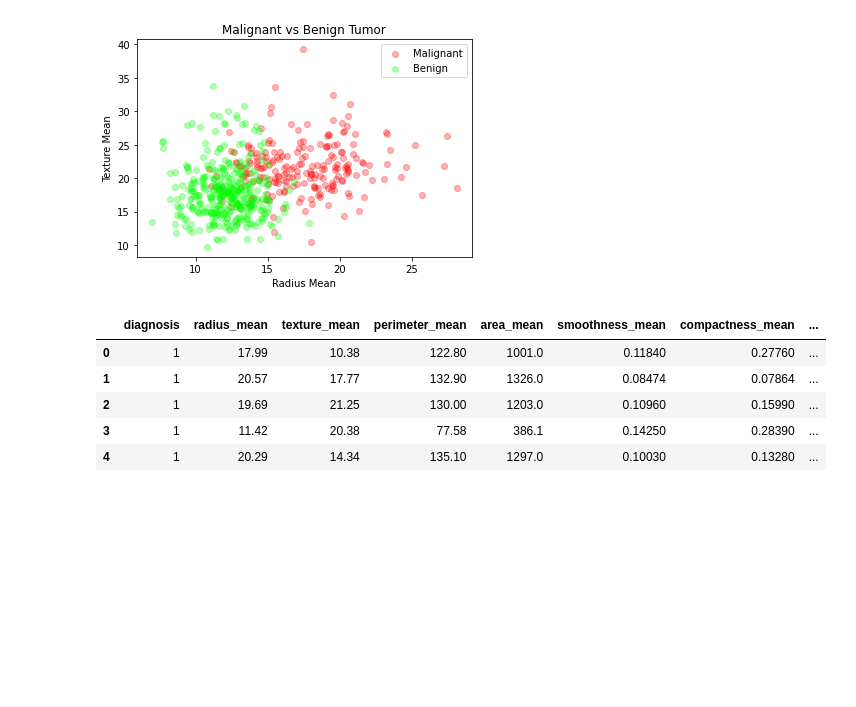
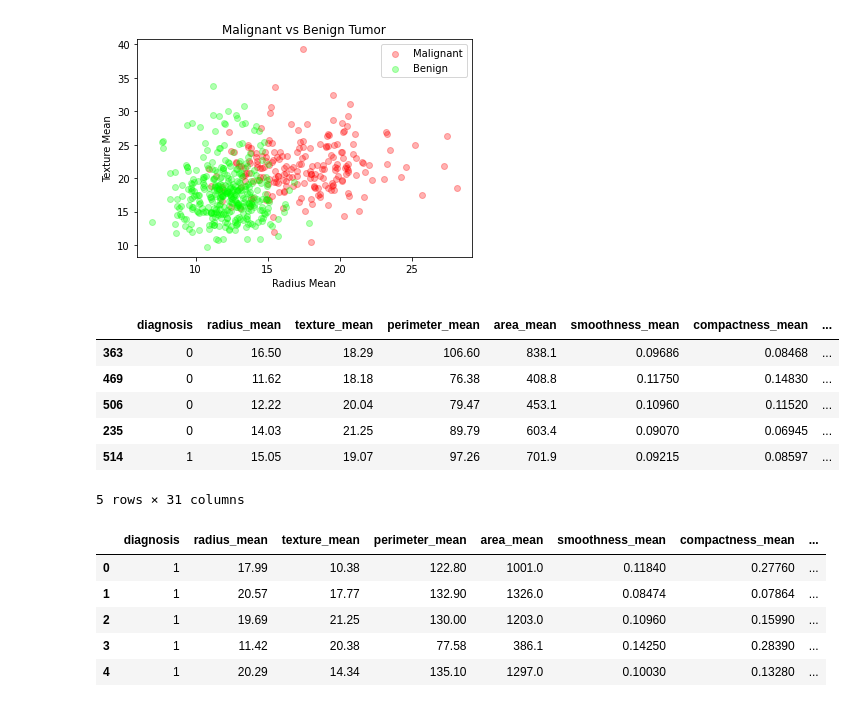
Before and after one commit to AdityaSolanki189/Data-Science-Projects, a Jupyter notebook: Misc_Codes/ML_Lab/BayesClassifier_Cancer.ipynb, the cells around one changed output. Drawn from its saved outputs; the diff is of its cells as text; code cells hidden in the pictures; blank space fills up the shorter version.

```diff
--- a/Misc_Codes/ML_Lab/BayesClassifier_Cancer.ipynb
+++ b/Misc_Codes/ML_Lab/BayesClassifier_Cancer.ipynb
@@ -109,6 +140,16 @@ plt.show()
 [figure]
 # %%
 df.diagnosis = [1 if i == "M" else 0 for i in df.diagnosis]
+# %%
+df.sample(5)
+# %% [output]
+|  | diagnosis | radius_mean | texture_mean | perimeter_mean | area_mean | smoothness_mean | compactness_mean | ... |
+| 363 | 0 | 16.50 | 18.29 | 106.60 | 838.1 | 0.09686 | 0.08468 | ... |
+| 469 | 0 | 11.62 | 18.18 | 76.38 | 408.8 | 0.11750 | 0.14830 | ... |
+| 506 | 0 | 12.22 | 20.04 | 79.47 | 453.1 | 0.10960 | 0.11520 | ... |
+| 235 | 0 | 14.03 | 21.25 | 89.79 | 603.4 | 0.09070 | 0.06945 | ... |
+| 514 | 1 | 15.05 | 19.07 | 97.26 | 701.9 | 0.09215 | 0.08597 | ... |
+5 rows × 31 columns
 # %%
 df.head()
 # %% [output]
```
Also changed, not shown: parts of 14 cells of this notebook, 12 other files.
